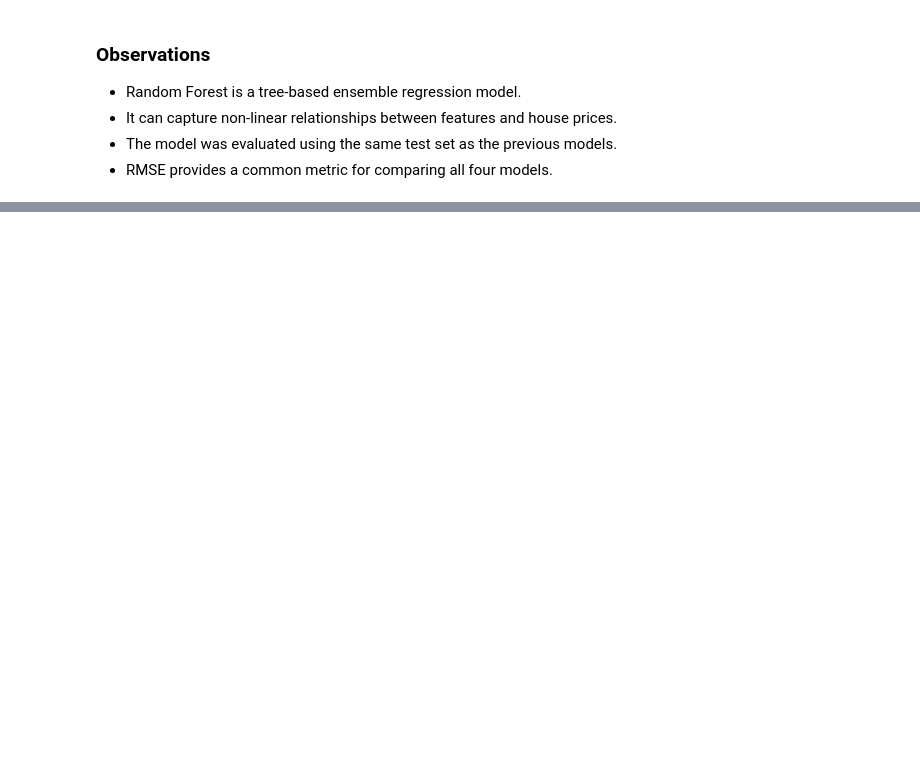
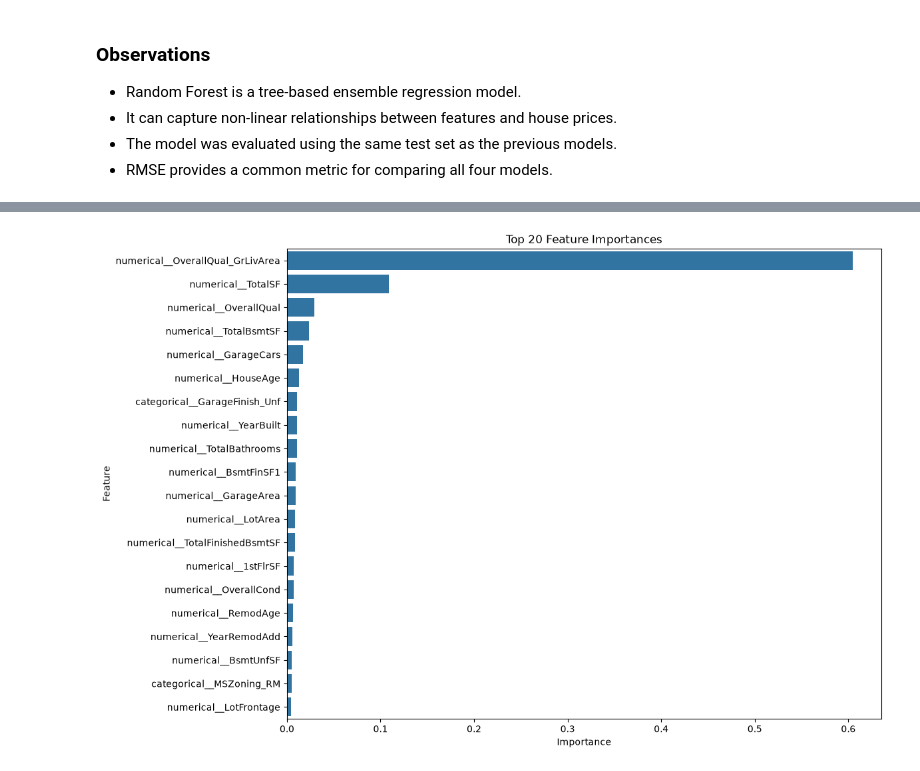
Before and after one commit to humairathameem/PricePredict-Ames-Housing, a Jupyter notebook: Notebooks/House_Price_Prediction.ipynb, the cells around one changed output, grey strips where cells are left out. Saved outputs shown, nothing was run; the diff lists cells and outputs as text; code cells hidden in the pictures; blank space fills up the shorter version.

```diff
--- a/Notebooks/House_Price_Prediction.ipynb
+++ b/Notebooks/House_Price_Prediction.ipynb
@@ -1939,0 +2159,18 @@ Random Forest RMSE: 0.14553383006741316
+# %%
+# Extract Random Forest Components
+rf_preprocessor = (
+    random_forest_model
+    .named_steps["preprocessor"]
+)
+
+
+rf_model = (
+    random_forest_model
+    .named_steps["model"]
+)
+# %%
+# Get Processed Feature Names
+feature_names = (
+    rf_preprocessor
+    .get_feature_names_out()
+)
@@ -1939,0 +2218,25 @@ Random Forest RMSE: 0.14553383006741316
+# %%
+# Plot Top 20 Features
+top_features = feature_importance.head(20)
+
+
+plt.figure(figsize=(12, 8))
+
+
+sns.barplot(
+    data=top_features,
+    x="Importance",
+    y="Feature"
+)
+
+
+plt.title("Top 20 Feature Importances")
+plt.xlabel("Importance")
+plt.ylabel("Feature")
+
+
+plt.tight_layout()
+plt.savefig("../Images/top_20_feature_importances.png")
+plt.show()
+# %% [output]
+[figure, added]
```
Also changed, not shown: parts of 51 cells of this notebook, 33 other files.
